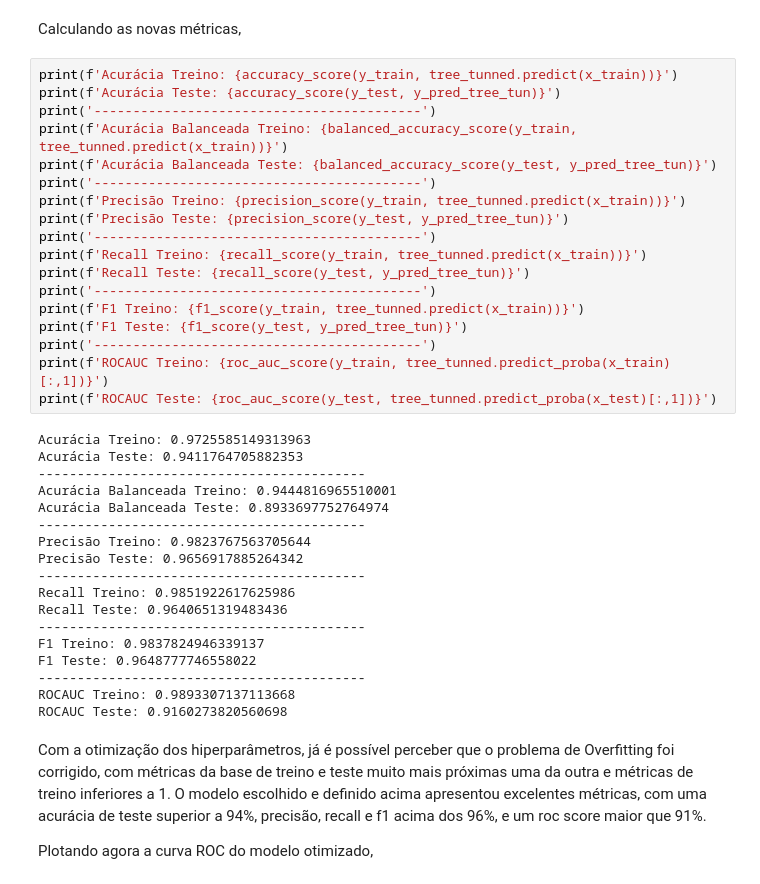
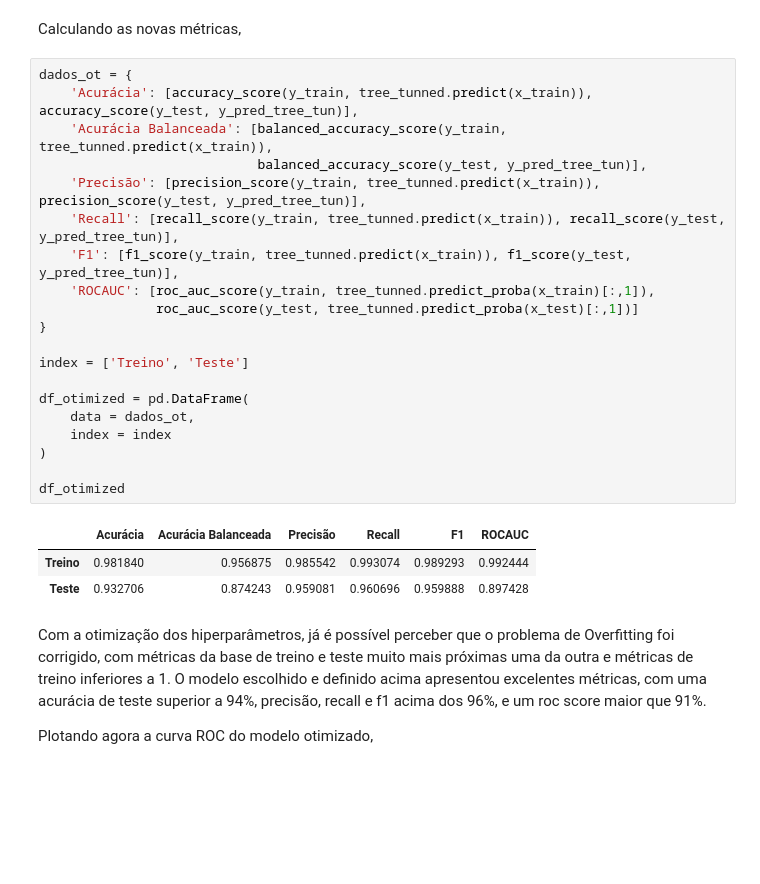
Before and after one commit to rfprates/modelo_classificacao_churn_banco, a Jupyter notebook: case_churn_bancos.ipynb, the cells around one changed output. Cells and saved outputs as stored; diff of their text form; blank space fills up the shorter version.

```diff
--- a/case_churn_bancos.ipynb
+++ b/case_churn_bancos.ipynb
@@ -659,41 +647,29 @@ y_pred_tree_tun = tree_tunned.predict(x_test)
 # %% [markdown]
 Calculando as novas métricas,
 # %%
-print(f'Acurácia Treino: {accuracy_score(y_train, tree_tunned.predict(x_train))}')
-print(f'Acurácia Teste: {accuracy_score(y_test, y_pred_tree_tun)}')
-print('------------------------------------------')
-print(f'Acurácia Balanceada Treino: {balanced_accuracy_score(y_train, tree_tunned.predict(x_train))}')
-print(f'Acurácia Balanceada Teste: {balanced_accuracy_score(y_test, y_pred_tree_tun)}')
-print('------------------------------------------')
-print(f'Precisão Treino: {precision_score(y_train, tree_tunned.predict(x_train))}')
-print(f'Precisão Teste: {precision_score(y_test, y_pred_tree_tun)}')
-print('------------------------------------------')
-print(f'Recall Treino: {recall_score(y_train, tree_tunned.predict(x_train))}')
-print(f'Recall Teste: {recall_score(y_test, y_pred_tree_tun)}')
-print('------------------------------------------')
-print(f'F1 Treino: {f1_score(y_train, tree_tunned.predict(x_train))}')
-print(f'F1 Teste: {f1_score(y_test, y_pred_tree_tun)}')
-print('------------------------------------------')
-print(f'ROCAUC Treino: {roc_auc_score(y_train, tree_tunned.predict_proba(x_train)[:,1])}')
-print(f'ROCAUC Teste: {roc_auc_score(y_test, tree_tunned.predict_proba(x_test)[:,1])}')
+dados_ot = {
+    'Acurácia': [accuracy_score(y_train, tree_tunned.predict(x_train)), accuracy_score(y_test, y_pred_tree_tun)],
+    'Acurácia Balanceada': [balanced_accuracy_score(y_train, tree_tunned.predict(x_train)),
+                            balanced_accuracy_score(y_test, y_pred_tree_tun)],
+    'Precisão': [precision_score(y_train, tree_tunned.predict(x_train)), precision_score(y_test, y_pred_tree_tun)],
+    'Recall': [recall_score(y_train, tree_tunned.predict(x_train)), recall_score(y_test, y_pred_tree_tun)],
+    'F1': [f1_score(y_train, tree_tunned.predict(x_train)), f1_score(y_test, y_pred_tree_tun)],
+    'ROCAUC': [roc_auc_score(y_train, tree_tunned.predict_proba(x_train)[:,1]),
+               roc_auc_score(y_test, tree_tunned.predict_proba(x_test)[:,1])]
+}
+
+index = ['Treino', 'Teste']
+
+df_otimized = pd.DataFrame(
+    data = dados_ot,
+    index = index
+)
+
+df_otimized
 # %% [output]
-Acurácia Treino: 0.9725585149313963
-Acurácia Teste: 0.9411764705882353
-------------------------------------------
-Acurácia Balanceada Treino: 0.9444816965510001
-Acurácia Balanceada Teste: 0.8933697752764974
-------------------------------------------
-Precisão Treino: 0.9823767563705644
-Precisão Teste: 0.9656917885264342
-------------------------------------------
-Recall Treino: 0.9851922617625986
-Recall Teste: 0.9640651319483436
-------------------------------------------
-F1 Treino: 0.9837824946339137
-F1 Teste: 0.9648777746558022
-------------------------------------------
-ROCAUC Treino: 0.9893307137113668
-ROCAUC Teste: 0.9160273820560698
+|  | Acurácia | Acurácia Balanceada | Precisão | Recall | F1 | ROCAUC |
+| Treino | 0.981840 | 0.956875 | 0.985542 | 0.993074 | 0.989293 | 0.992444 |
+| Teste | 0.932706 | 0.874243 | 0.959081 | 0.960696 | 0.959888 | 0.897428 |
 # %% [markdown]
 Com a otimização dos hiperparâmetros, já é possível perceber que o problema de Overfitting foi corrigido, com métricas da base de treino e teste muito mais próximas uma da outra e métricas de treino inferiores a 1. O modelo escolhido e definido acima apresentou excelentes métricas, com uma acurácia de teste superior a 94%, precisão, recall e f1 acima dos 96%, e um roc score maior que 91%.
 
```
Also changed, not shown: parts of 5 cells of this notebook.
